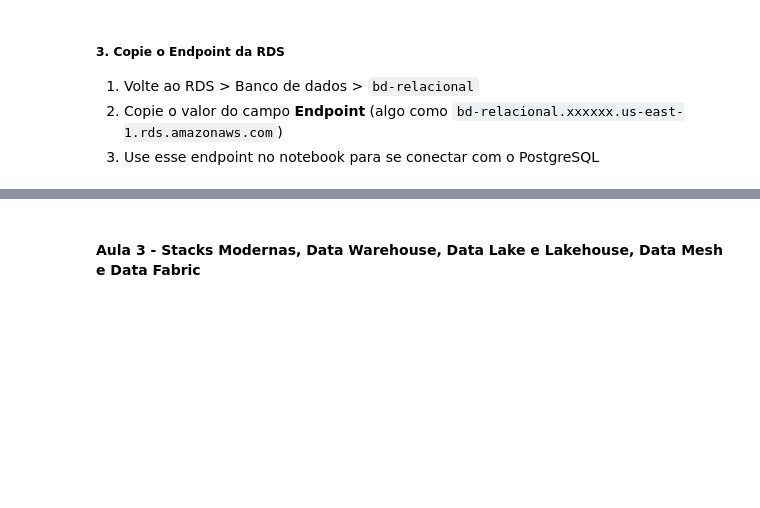
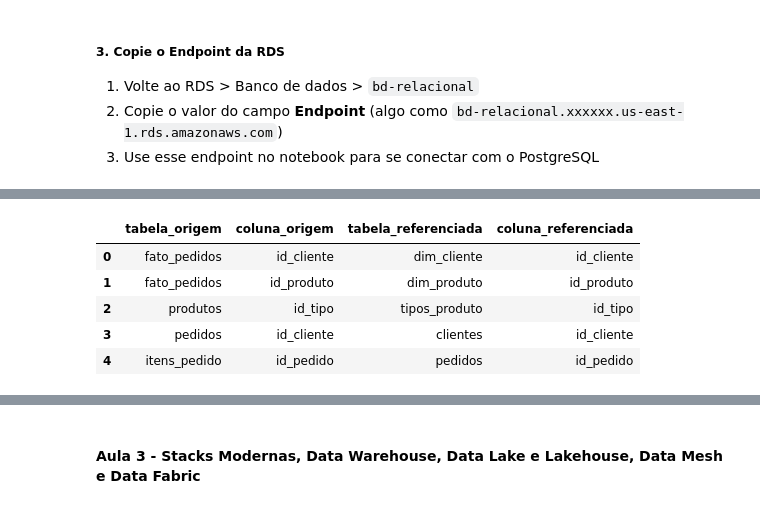
Before and after one commit to RicardViana/fiap-Big-Data, a Jupyter notebook: fundamentos_de_bancos_de_dados_relacionais_e_nosql.ipynb, the cells around one changed output, grey strips where cells are left out. Saved outputs shown, nothing was run; the diff lists cells and outputs as text; code cells hidden in the pictures; blank space fills up the shorter version.

```diff
--- a/fundamentos_de_bancos_de_dados_relacionais_e_nosql.ipynb
+++ b/fundamentos_de_bancos_de_dados_relacionais_e_nosql.ipynb
@@ -188,0 +317,25 @@ Arn: arn:aws:sts::430854566059:assumed-role/voclabs/user4308167=ricardviana1@gma
+# %%
+# Verificar chaves estrangeiras e relacionamento
+df_fks = pd.read_sql_query("""
+SELECT
+    tc.table_name AS tabela_origem,
+    kcu.column_name AS coluna_origem,
+    ccu.table_name AS tabela_referenciada,
+    ccu.column_name AS coluna_referenciada
+FROM information_schema.table_constraints AS tc
+JOIN information_schema.key_column_usage AS kcu
+  ON tc.constraint_name = kcu.constraint_name
+JOIN information_schema.constraint_column_usage AS ccu
+  ON ccu.constraint_name = tc.constraint_name
+WHERE tc.constraint_type = 'FOREIGN KEY'
+  AND tc.table_schema = 'public';
+""", con=engine)
+
+df_fks.head()
+# %% [output]
+|  | tabela_origem | coluna_origem | tabela_referenciada | coluna_referenciada |
+| 0 | fato_pedidos | id_cliente | dim_cliente | id_cliente |
+| 1 | fato_pedidos | id_produto | dim_produto | id_produto |
+| 2 | produtos | id_tipo | tipos_produto | id_tipo |
+| 3 | pedidos | id_cliente | clientes | id_cliente |
+| 4 | itens_pedido | id_pedido | pedidos | id_pedido |
```
Also changed, not shown: parts of 22 cells of this notebook.
